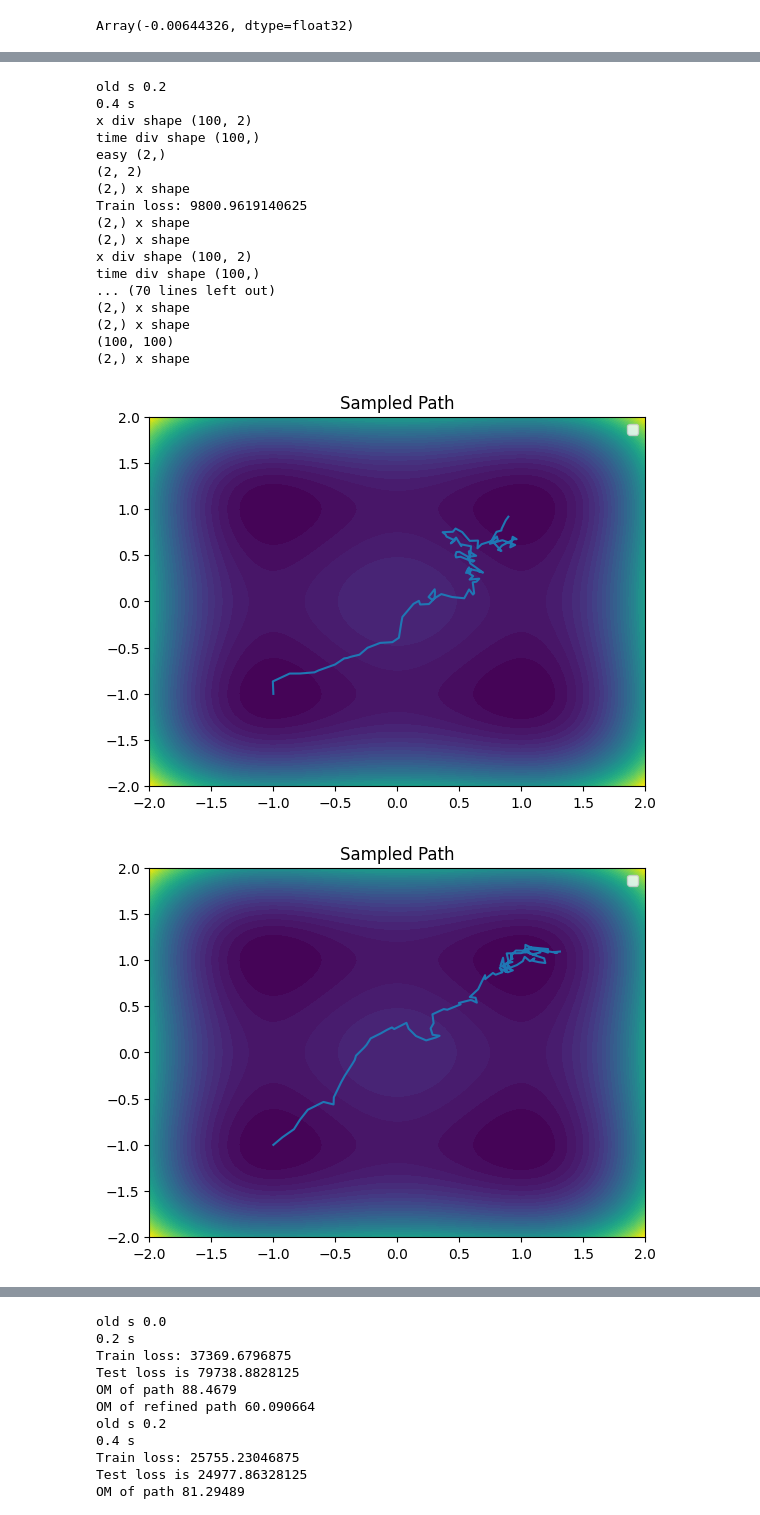
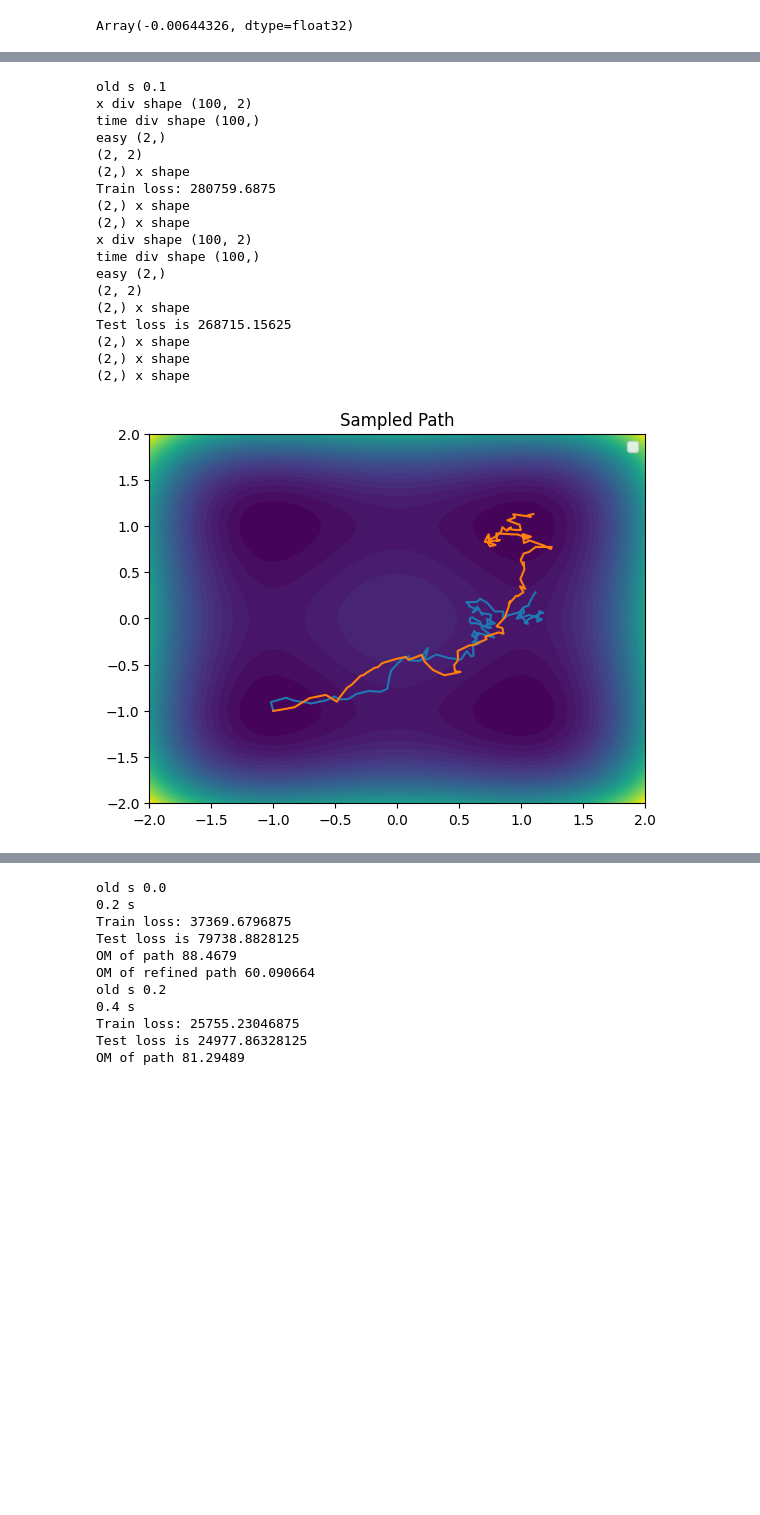
Before and after one commit to reubenharry/path_sampling, a Jupyter notebook: src/path_sampling_nb 2D.ipynb, the cells around one changed output, grey strips where cells are left out. Cells and saved outputs as stored; diff of their text form; code cells hidden in the pictures; blank space fills up the shorter version.

```diff
--- a/src/path_sampling_nb 2D.ipynb
+++ b/src/path_sampling_nb 2D.ipynb
@@ -324,7 +322,7 @@ def find_dbds(dbds, J, s, b, xs, times, ys, num_training_steps):
 
     expectation_of_J = E_J(J, xs, ys)
 
-    print(s, "s")
+    # print(s, "s")
 
     # dbds = MLP([3,20,20,1], key=model_key) # create an NN, with random weights
     learning_rate = 1e-3
@@ -477,8 +475,8 @@ def update(b, J, dbds, hyperparams, key, schedule, i, rho = lambda key: jnp.zero
         #     rng_key=jax.random.key(2),
         #     num_steps=1000
         #     )
-
-        plot_path(path, make_double_well_potential_2D(v=1.0))
+        label = f"{i}"
+        plot_path(path, make_double_well_potential_2D(v=1.0), label)
 
         # print("OM of path", I(path, time, uref))
         # print("OM of refined path", I(refined_path, time, uref))
@@ -510,11 +508,14 @@ Array(-0.00644326, dtype=float32)
 # %%
 key = jax.random.key(0)
 # b = uref # initialize b as uref
-schedule = [1.0] # , 0.2, 0.3, 0.4, 0.5, 0.6, 0.7, 0.8, 0.9, 1.0]
+# schedule = [0.1,0.2,0.3,0.4,0.5,0.6,0.7,0.8,0.9,1.0] # , 0.2, 0.3, 0.4, 0.5, 0.6, 0.7, 0.8, 0.9, 1.0]
+schedule = [0.1,0.2] # , 0.2, 0.3, 0.4, 0.5, 0.6, 0.7, 0.8, 0.9, 1.0]
 dbds = MLP([6,20,20,2], key=jax.random.key(0))
 
 
 b = uref_2d
+plt.figure()
+plt.title("Sampled Path")
 for i, s in enumerate(schedule):
 
 
@@ -524,8 +525,8 @@ for i, s in enumerate(schedule):
     # update b -> b + dbds
     b = update(
         b=b, # lambda x, t : jnp.array([0.0]),
-        J=(lambda x, y: (1/0.1**2)*jnp.linalg.norm(x[-1]- np.array([1,1]))**2),
         # J=(lambda x, y: (1/0.1**2)*jnp.linalg.norm(x[-1]- np.array([1,1]))**2),
+        J=(lambda x, y: (1/0.1**2)*(jnp.linalg.norm(x[-1]- np.array([1,1]))**2 + jnp.linalg.norm(x[50]- np.array([1,-1]))**2) ) ,
         dbds=dbds,
         hyperparams={'dt': 0.001, 'num_steps': 100, 'num_training_steps' : 1000, 'batch_size' :200},
         key=key,
@@ -558,19 +559,19 @@ Train loss: 427198.625
-old s 0.2
-0.4 s
+old s 0.1
 x div shape (100, 2)
 time div shape (100,)
 easy (2,)
 (2, 2)
 (2,) x shape
-Train loss: 9800.9619140625
+Train loss: 280759.6875
 (2,) x shape
 (2,) x shape
 x div shape (100, 2)
 time div shape (100,)
-... (70 lines left out)
+easy (2,)
+(2, 2)
+(2,) x shape
+Test loss is 268715.15625
 (2,) x shape
 (2,) x shape
-(100, 100)
 (2,) x shape
-[figure, old version]
+[figure, new version]
-[figure, removed]
```
Also changed, not shown: parts of 3 cells of this notebook, 4 other files.
